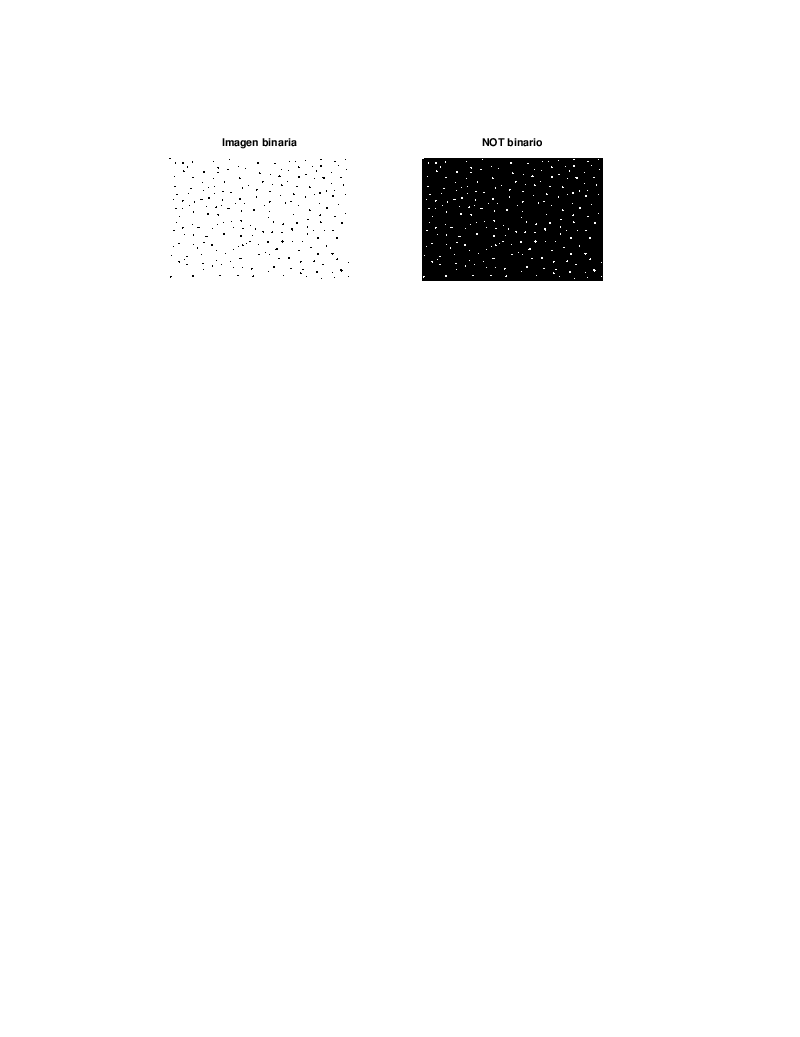
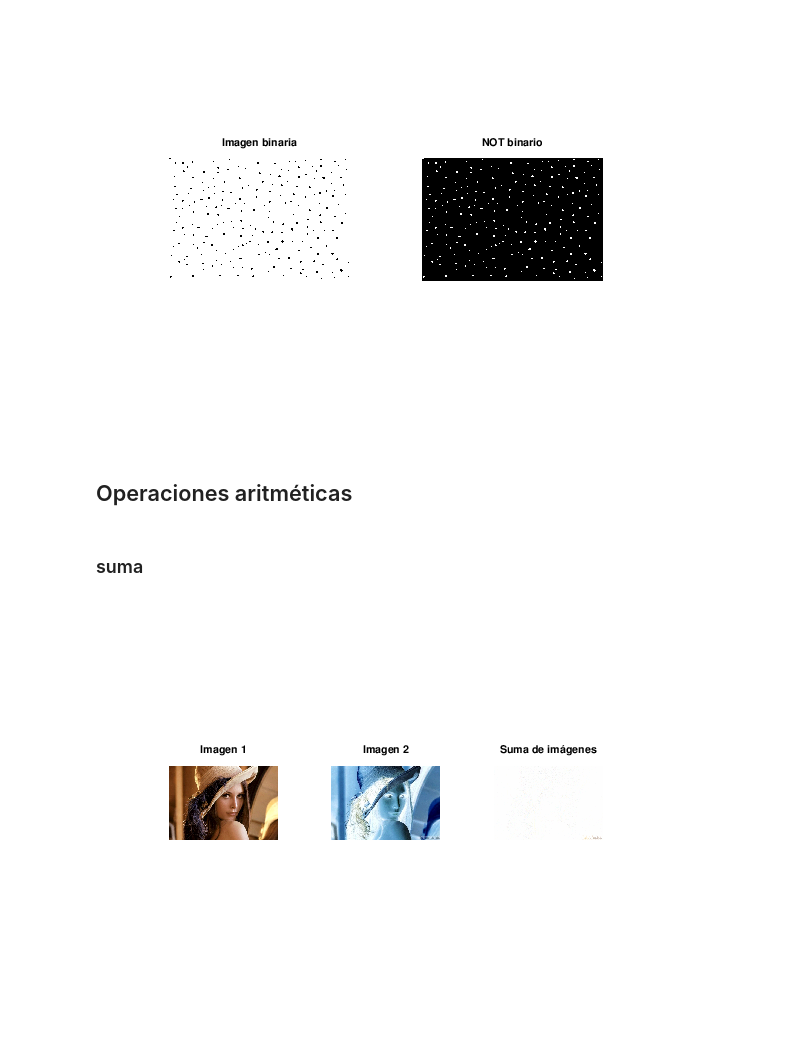
Before and after one commit to tionerJack/procesamiento_imagenes, a Jupyter notebook: operaciones_bajo_nivel.ipynb, the cells around one changed output. Cells and saved outputs as stored; diff of their text form; code cells hidden in the pictures; blank space fills up the shorter version.

```diff
--- a/operaciones_bajo_nivel.ipynb
+++ b/operaciones_bajo_nivel.ipynb
@@ -292,0 +293,28 @@ L imagen resultante es inversa a la original
+# %% [markdown]
+## Operaciones aritméticas
+# %% [markdown]
+### suma
+# %%
+% Cargar las dos imágenes
+imagen1 = imread('img/Lena.jpg');
+imagen2 = imread('img/res_lena.jpg');
+% Verificar si las imágenes tienen el mismo tamaño
+if size(imagen1) == size(imagen2)
+    % Realizar la suma de imágenes
+    imagen_suma = imagen1 + imagen2;
+    % Mostrar imagenes originales
+    subplot(1, 3, 1);
+    imshow(imagen1);
+    title('Imagen 1');
+    subplot(1, 3, 2);
+    imshow(imagen2);
+    title('Imagen 2');
+    % Mostrar la imagen suma
+    subplot(1, 3, 3);
+    imshow(imagen_suma);
+    title('Suma de imágenes');
+else
+    disp('Las imágenes tienen tamaños diferentes.');
+end
+# %% [output]
+[figure, added]
```
Also changed, not shown: parts of 11 cells of this notebook.
